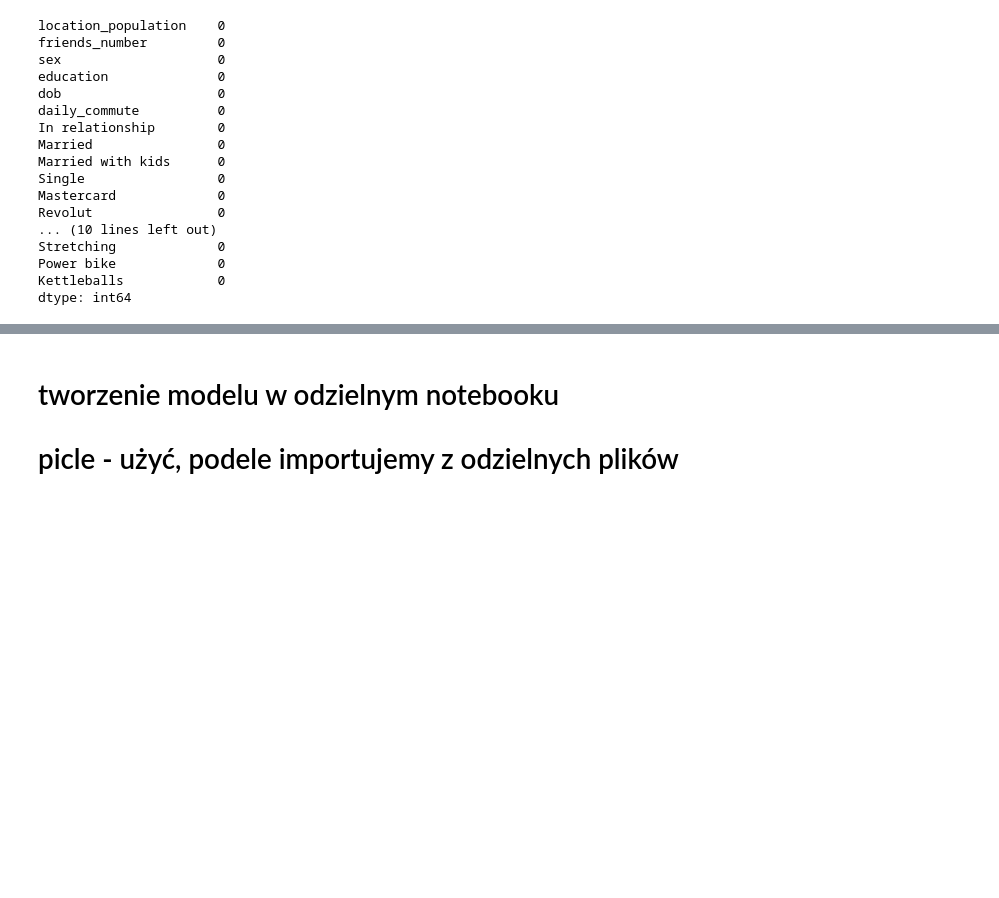
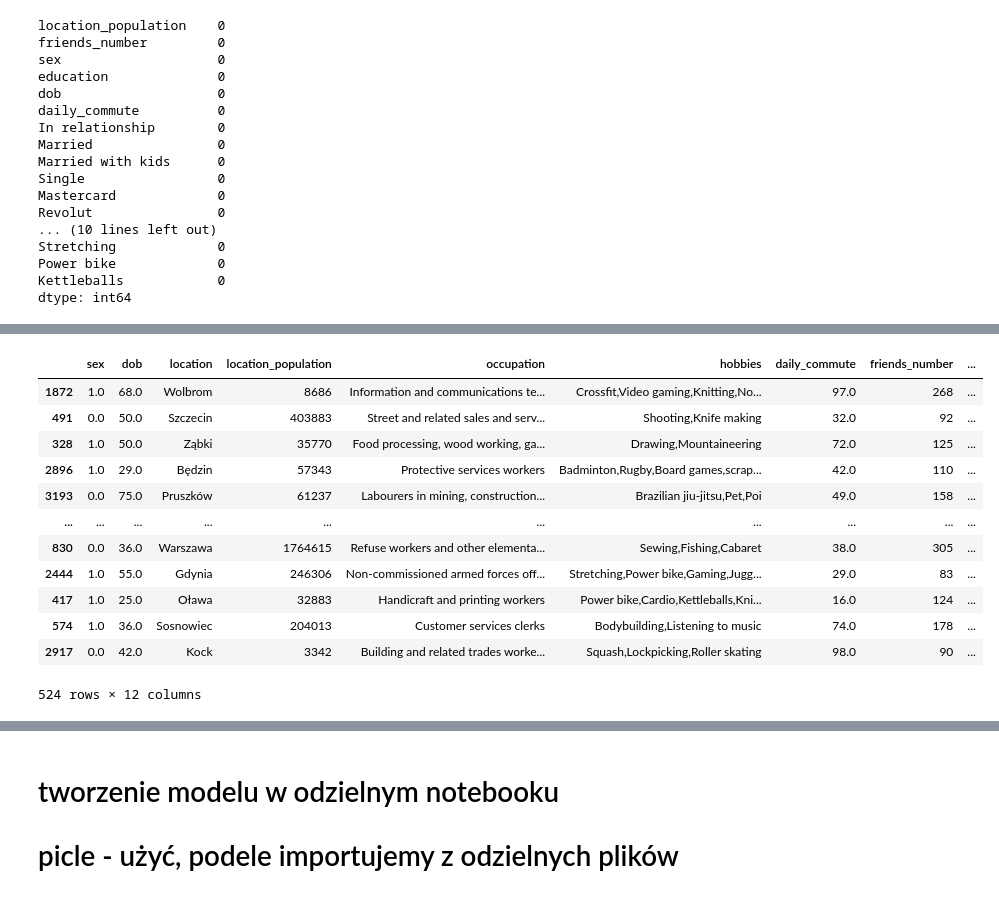
Before and after one commit to Bartoszcz28/Gym_Subscription, a Jupyter notebook: GymSubscription.ipynb, the cells around one changed output, grey strips where cells are left out. Cells and saved outputs as stored; diff of their text form; code cells hidden in the pictures; blank space fills up the shorter version.

```diff
--- a/GymSubscription.ipynb
+++ b/GymSubscription.ipynb
@@ -956,0 +1023,3 @@ Dokładność predykcji: 0.7971428571428572
+# %%
+prep_test = X_test.copy()
+prep_test["target"] = y_test
@@ -956,0 +1045,16 @@ Dokładność predykcji: 0.7971428571428572
+# %%
+prep_test
+# %% [output]
+|  | sex | dob | location | location_population | occupation | hobbies | daily_commute | friends_number | ... |
+| 1872 | 1.0 | 68.0 | Wolbrom | 8686 | Information and communications te... | Crossfit,Video gaming,Knitting,No... | 97.0 | 268 | ... |
+| 491 | 0.0 | 50.0 | Szczecin | 403883 | Street and related sales and serv... | Shooting,Knife making | 32.0 | 92 | ... |
+| 328 | 1.0 | 50.0 | Ząbki | 35770 | Food processing, wood working, ga... | Drawing,Mountaineering | 72.0 | 125 | ... |
+| 2896 | 1.0 | 29.0 | Będzin | 57343 | Protective services workers | Badminton,Rugby,Board games,scrap... | 42.0 | 110 | ... |
+| 3193 | 0.0 | 75.0 | Pruszków | 61237 | Labourers in mining, construction... | Brazilian jiu-jitsu,Pet,Poi | 49.0 | 158 | ... |
+| ... | ... | ... | ... | ... | ... | ... | ... | ... | ... |
+| 830 | 0.0 | 36.0 | Warszawa | 1764615 | Refuse workers and other elementa... | Sewing,Fishing,Cabaret | 38.0 | 305 | ... |
+| 2444 | 1.0 | 55.0 | Gdynia | 246306 | Non-commissioned armed forces off... | Stretching,Power bike,Gaming,Jugg... | 29.0 | 83 | ... |
+| 417 | 1.0 | 25.0 | Oława | 32883 | Handicraft and printing workers | Power bike,Cardio,Kettleballs,Kni... | 16.0 | 124 | ... |
+| 574 | 1.0 | 36.0 | Sosnowiec | 204013 | Customer services clerks | Bodybuilding,Listening to music | 74.0 | 178 | ... |
+| 2917 | 0.0 | 42.0 | Kock | 3342 | Building and related trades worke... | Squash,Lockpicking,Roller skating | 98.0 | 90 | ... |
+524 rows × 12 columns
```
Also changed, not shown: parts of 42 cells of this notebook, 1 other file.
